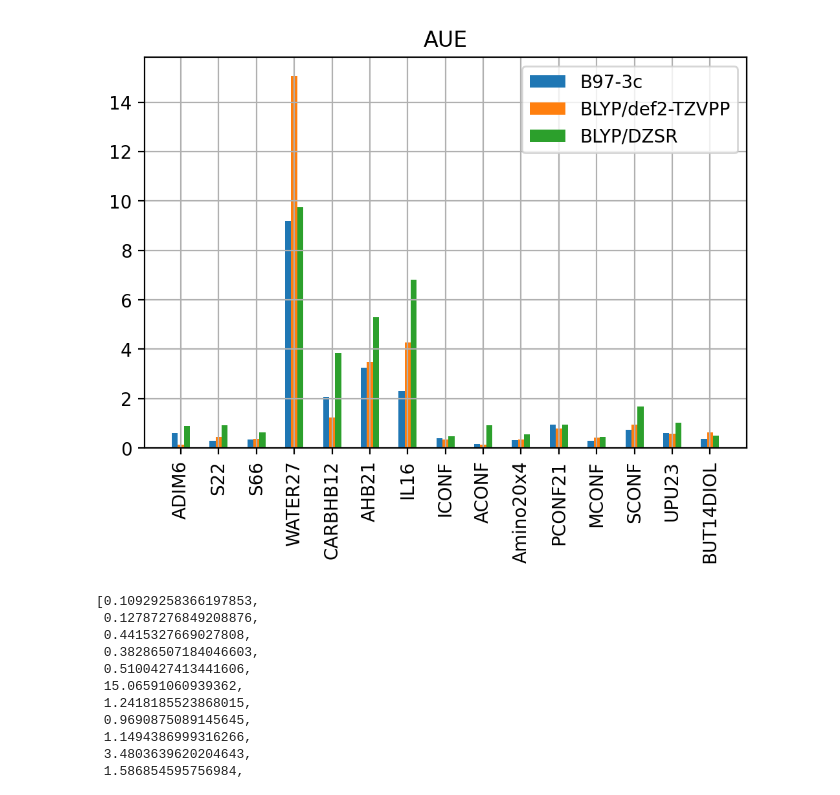
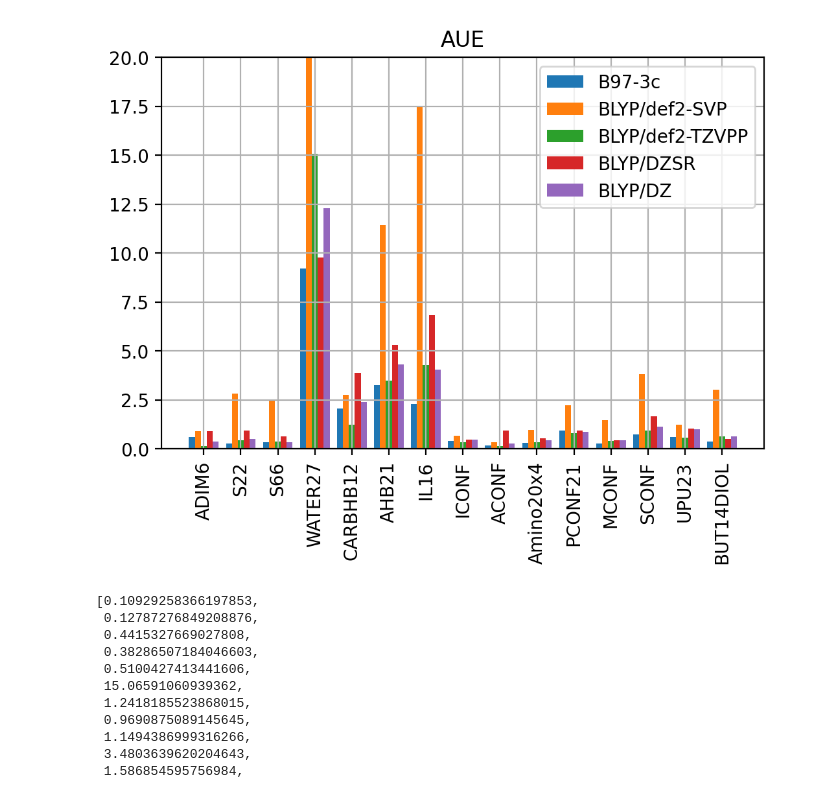
Before and after one commit to huichenggong/GMTKN55, a Jupyter notebook: GMTKN-py/Error_analysis_CP2K.ipynb, the cells around one changed output. Cells and saved outputs as stored; diff of their text form; code cells hidden in the pictures.

```diff
--- a/GMTKN-py/Error_analysis_CP2K.ipynb
+++ b/GMTKN-py/Error_analysis_CP2K.ipynb
@@ -19,7 +19,8 @@ sub_set = [ 'ADIM6', 'S22', 'S66', 'WATER27', 'CARBHB12', 'AHB21', 'IL16',
 #IDISP big xyz dimension
 
 levels = ["01_B973c",
-          "06_BLYP"
+          "06_BLYP",
+          "07_BLYP_DZ"
           ]
 level_cp2k = ["01_DZSR_big",
               "02_DZ_big"
@@ -92,7 +91,9 @@ AUE_dict = {"N":[],
             "delta_E":[],
             "01_B973c":[],
             "06_BLYP":[],
+            "07_BLYP_DZ":[],
             "01_DZSR_big":[],
+            "02_DZ_big":[]
             }
 for s in sub_set:
     B_set = set_dict[s]
@@ -108,32 +109,38 @@ for s in sub_set:
 # %%
 plt.figure("AUE",dpi=200)
 plt.title("AUE")
 
 x = np.arange(len(sub_set))
 total_width, n = 0.8, 5
 width = total_width / n
 
 
 
 data = AUE_dict["01_B973c"]
 plt.bar(x, data, width=width,label="B97-3c")
 plt.xticks(rotation = 90)
 
+data = AUE_dict["07_BLYP_DZ"]
+plt.bar(x+width, data, width=width,label="BLYP/def2-SVP")
+
 data = AUE_dict["06_BLYP"]
-plt.bar(x+width, data, width=width,label="BLYP/def2-TZVPP", tick_label=sub_set)
+plt.bar(x+2*width, data, width=width,label="BLYP/def2-TZVPP", tick_label=sub_set)
 
 data = AUE_dict["01_DZSR_big"]
-plt.bar(x+2*width, data, width=width,label="BLYP/DZSR")
+plt.bar(x+3*width, data, width=width,label="BLYP/DZSR")
+
+data = AUE_dict["02_DZ_big"]
+plt.bar(x+4*width, data, width=width,label="BLYP/DZ")
 
 
 
-#plt.ylim(0,4)
+plt.ylim(0,20)
 plt.legend()
 plt.grid()
 #plt.yscale("log")
 plt.savefig("AUE_CP2K.png")
 # %% [output]
-[figure, old version]
+[figure, new version]
 # %%
 AUE_dict["06_BLYP"]
 # %% [output]
```
Also changed, not shown: parts of 4 cells of this notebook, 1 other file.
